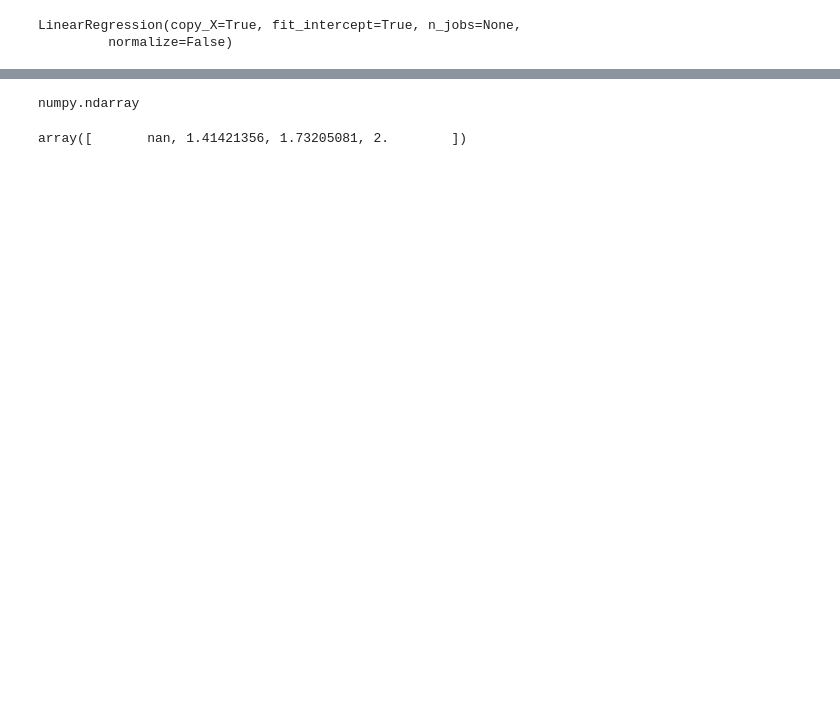
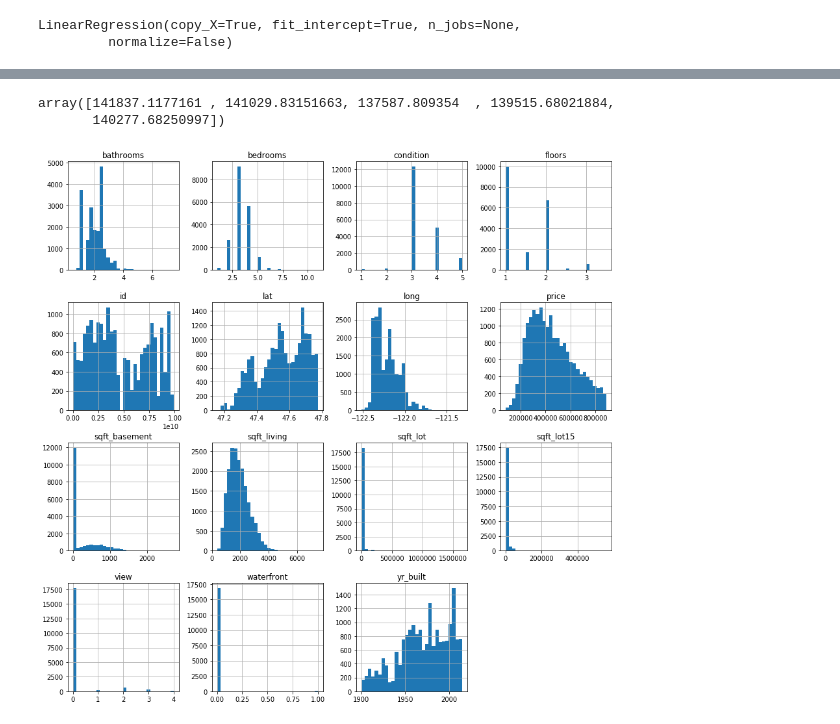
Before and after one commit to AlecMorgan/Housing-Price-Predictor, a Jupyter notebook: wip.ipynb, the cells around one changed output, grey strips where cells are left out. Saved outputs shown, nothing was run; the diff lists cells and outputs as text; code cells hidden in the pictures; blank space fills up the shorter version.

```diff
--- a/wip.ipynb
+++ b/wip.ipynb
@@ -308,12 +319,13 @@ from sklearn.model_selection import cross_val_score
 #rmse_scorer = make_scorer(rmse, greater_is_better=False) #TODO(Kayli) figure out rmse scorer
 cv_5_results = cross_val_score(m_linreg, predictors, house_data['price'], cv=5, scoring='neg_mean_squared_error')
 # %%
-#np.sqrt(cv_5_results)
-type(cv_5_results)
+cv_5_results = np.sqrt(-1*cv_5_results)
-# %% [output]
-numpy.ndarray
-# %%
-test_array = np.array([-1, 2, 3, 4])
-np.sqrt(test_array)
-# %% [output]
-array([       nan, 1.41421356, 1.73205081, 2.        ])
+# %%
+cv_5_results
+# %% [output]
+array([141837.1177161 , 141029.83151663, 137587.809354  , 139515.68021884,
+       140277.68250997])
+# %%
+_ = house_data.hist(figsize=(15,15), bins=30)
+# %% [output]
+[figure, added]
```
Also changed, not shown: parts of 23 cells of this notebook.
